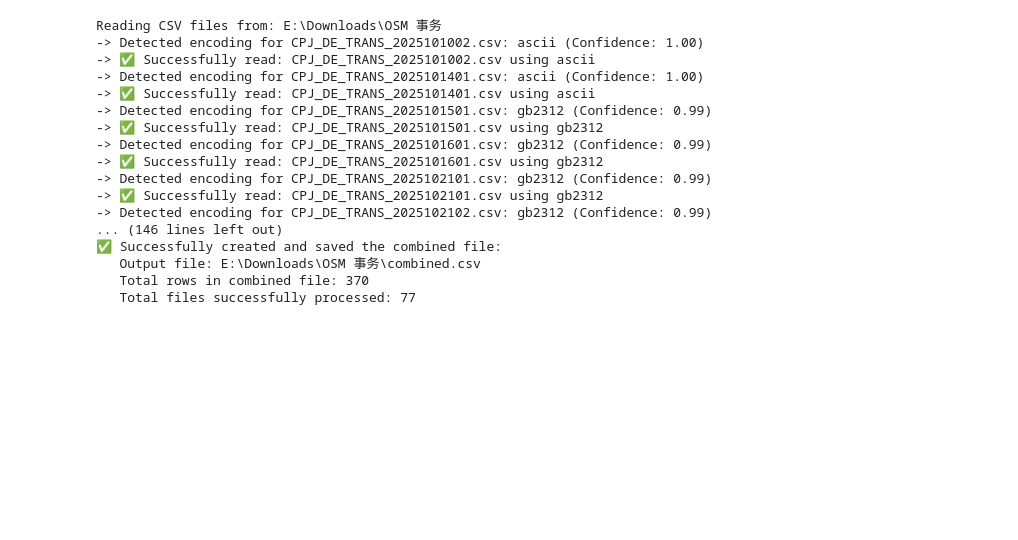
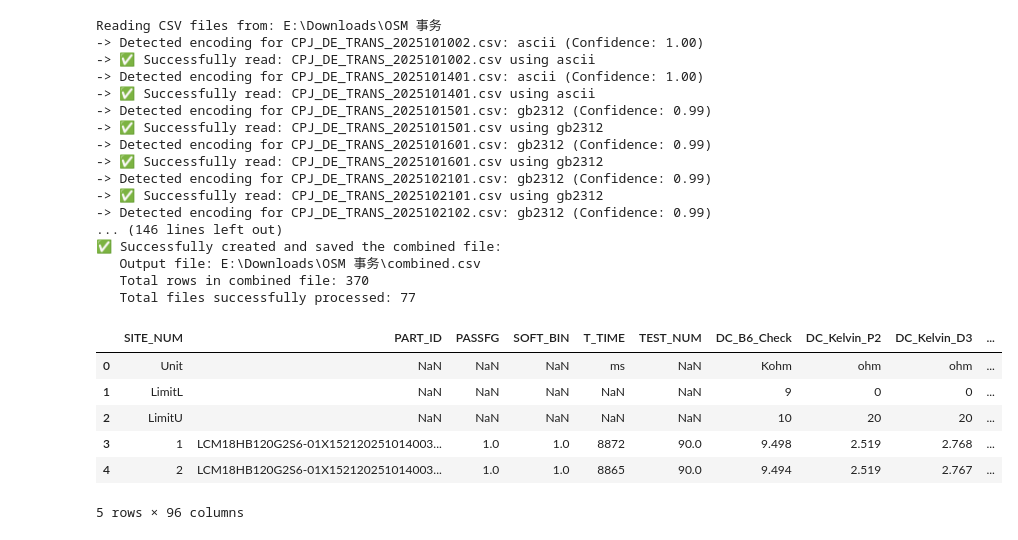
Before and after one commit to AFFLatusss/Outlier_demo, a Jupyter notebook: merge_csv.ipynb, the cells around one changed output. Saved outputs shown, nothing was run; the diff lists cells and outputs as text; code cells hidden in the pictures; blank space fills up the shorter version.

```diff
--- a/merge_csv.ipynb
+++ b/merge_csv.ipynb
@@ -116,0 +121,12 @@ Reading CSV files from: E:\Downloads\OSM 事务
+# %%
+path =r"E:\Downloads\testtest.xlsx"
+df = pd.read_excel(path)
+df.head()
+# %% [output]
+|  | SITE_NUM | PART_ID | PASSFG | SOFT_BIN | T_TIME | TEST_NUM | DC_B6_Check | DC_Kelvin_P2 | DC_Kelvin_D3 | ... |
+| 0 | Unit | NaN | NaN | NaN | ms | NaN | Kohm | ohm | ohm | ... |
+| 1 | LimitL | NaN | NaN | NaN | NaN | NaN | 9 | 0 | 0 | ... |
+| 2 | LimitU | NaN | NaN | NaN | NaN | NaN | 10 | 20 | 20 | ... |
+| 3 | 1 | LCM18HB120G2S6-01X152120251014003... | 1.0 | 1.0 | 8872 | 90.0 | 9.498 | 2.519 | 2.768 | ... |
+| 4 | 2 | LCM18HB120G2S6-01X152120251014003... | 1.0 | 1.0 | 8865 | 90.0 | 9.494 | 2.519 | 2.767 | ... |
+5 rows × 96 columns
```
Also changed, not shown: parts of 5 cells of this notebook, 5 other files.
